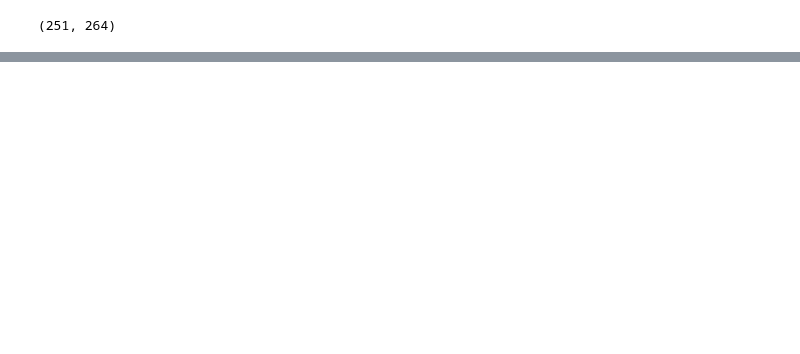
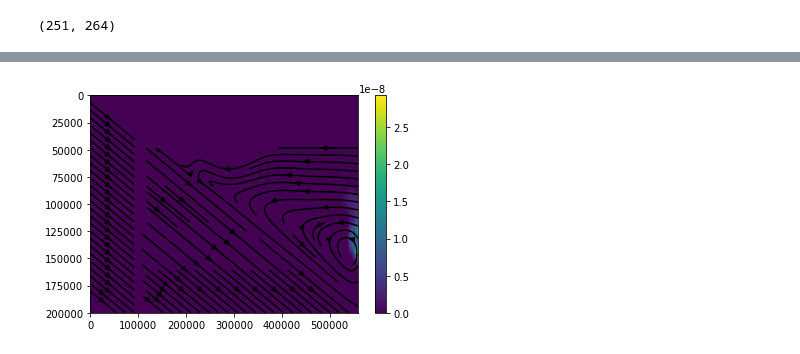
Before and after one commit to maxrudolph/fvmic2d, a Jupyter notebook: post_processing/subduction_plots.ipynb, the cells around one changed output, grey strips where cells are left out. Saved outputs shown, nothing was run; the diff lists cells and outputs as text; code cells hidden in the pictures; blank space fills up the shorter version.

```diff
--- a/post_processing/subduction_plots.ipynb
+++ b/post_processing/subduction_plots.ipynb
@@ -100,0 +190,44 @@ Vec(560000.0)
+# %%
+# load the melt table using .mat file
+import scipy.io as sio
+mat_contents = sio.loadmat('melt_table_0.1.mat')
+# %%
+melt_p = mat_contents['melt_table']['P'][0][0]
+melt_T = mat_contents['melt_table']['T'][0][0]
+melt_f = mat_contents['melt_table']['F'][0][0]
+melt_dfdp = mat_contents['melt_table']['dFdP'][0][0]
+melt_dfdT = mat_contents['melt_table']['dFdT'][0][0]
+# melt_f has rows correpsponding to different pressures, columns corresponding to different temperatures
+import scipy.interpolate as interp
+melt_fun = interp.RegularGridInterpolator((melt_p[:,0]*1.0e9,melt_T[0,:]),melt_f,method='linear',fill_value=0.0,bounds_error=False)
+(dfdp1,dfdT1) = np.gradient(melt_f,melt_p[:,0],melt_T[0,:])
+#dfdp_fun = interp.RegularGridInterpolator((melt_p[:,0],melt_T[0,:]),dfdp1,method='linear',fill_value=0.0,bounds_error=False)
+dfdp_fun = interp.RegularGridInterpolator((melt_p[:,0]*1.0e9,melt_T[0,:]),melt_dfdp,method='linear',fill_value=0.0,bounds_error=False)
+dfdT_fun = interp.RegularGridInterpolator((melt_p[:,0]*1.0e9,melt_T[0,:]),melt_dfdT,method='linear',fill_value=0.0,bounds_error=False)
+newp = gP*3.0e19/1.0e21
+newtotp = 3300.*10.*yi + newp
+gf = melt_fun((newtotp,gT)) # gridded melt fraction
+gdfdp = dfdp_fun((newtotp,gT))
+gdfdT = dfdT_fun((newtotp,gT))
+
+(dpdy, dpdx) = np.gradient(newtotp,yi[:,0],xi[0,:])
+(dTdy, dTdx) = np.gradient(gT,yi[:,0],xi[0,:])
+
+seconds_in_year = 3.15e7
+dPdt = (dpdx*gvx + dpdy*gvy)*seconds_in_year
+dTdt = (dTdx*gvx + dTdy*gvy)*seconds_in_year
+melt_production = dPdt*gdfdp/1.0e9 + dTdt*gdfdT
+melt_production[melt_production<0] = 0.0
+
+xmask = x < 400000.
+ymask = y < 150000.
+
+fig,ax=plt.subplots(1,1)
+h=plt.pcolormesh(xi,yi,melt_production)
+ax.streamplot(xi,yi,gvx,gvy,density=1.,color='k')
+
+ax.invert_yaxis()
+plt.colorbar(h)
+plt.show()
+# %% [output]
+[figure, added]
```
Also changed, not shown: parts of 22 cells of this notebook, 4 other files.
